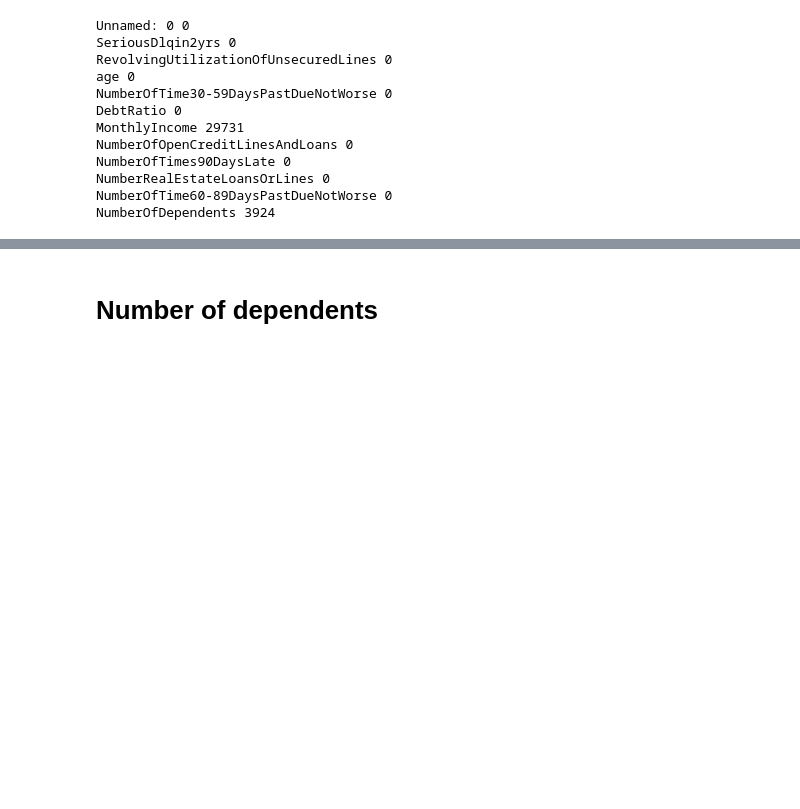
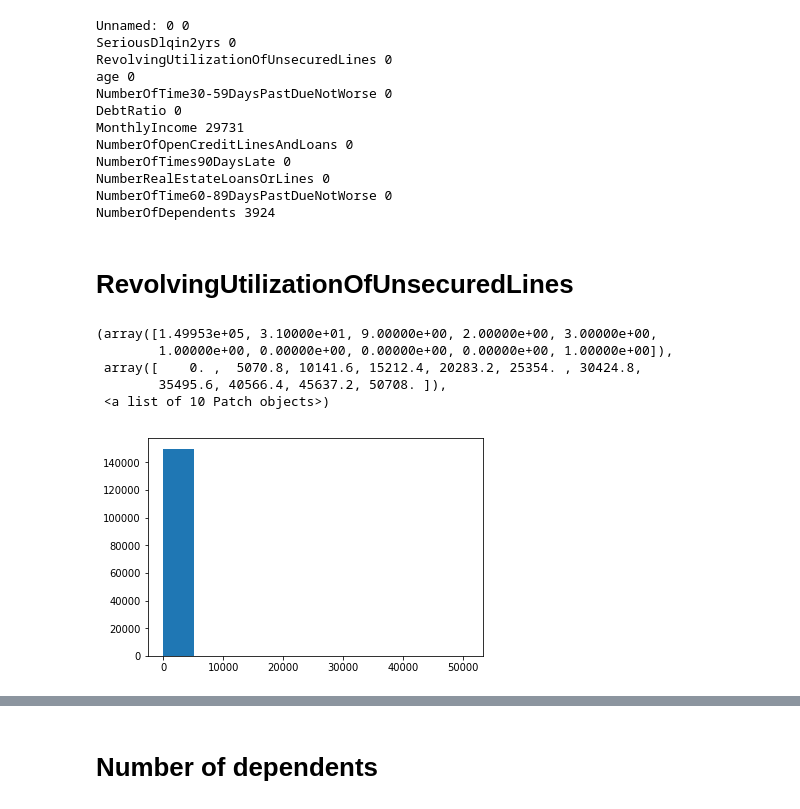
Before and after one commit to aalepere/give_me_some_credit, a Jupyter notebook: notebooks/Analysis.ipynb, the cells around one changed output, grey strips where cells are left out. Saved outputs shown, nothing was run; the diff lists cells and outputs as text; code cells hidden in the pictures; blank space fills up the shorter version.

Commit message:
MDLP RevolvingUtilizationOfUnsecuredLines

```diff
--- a/notebooks/Analysis.ipynb
+++ b/notebooks/Analysis.ipynb
@@ -35,3 +35,14 @@ NumberOfTimes90DaysLate 0
 NumberRealEstateLoansOrLines 0
 NumberOfTime60-89DaysPastDueNotWorse 0
 NumberOfDependents 3924
+# %% [markdown]
+# RevolvingUtilizationOfUnsecuredLines
+# %%
+plt.hist(df_train['RevolvingUtilizationOfUnsecuredLines'])
+# %% [output]
+(array([1.49953e+05, 3.10000e+01, 9.00000e+00, 2.00000e+00, 3.00000e+00,
+        1.00000e+00, 0.00000e+00, 0.00000e+00, 0.00000e+00, 1.00000e+00]),
+ array([    0. ,  5070.8, 10141.6, 15212.4, 20283.2, 25354. , 30424.8,
+        35495.6, 40566.4, 45637.2, 50708. ]),
+ <a list of 10 Patch objects>)
+[figure, added]
```
Also changed, not shown: parts of 4 cells of this notebook.
